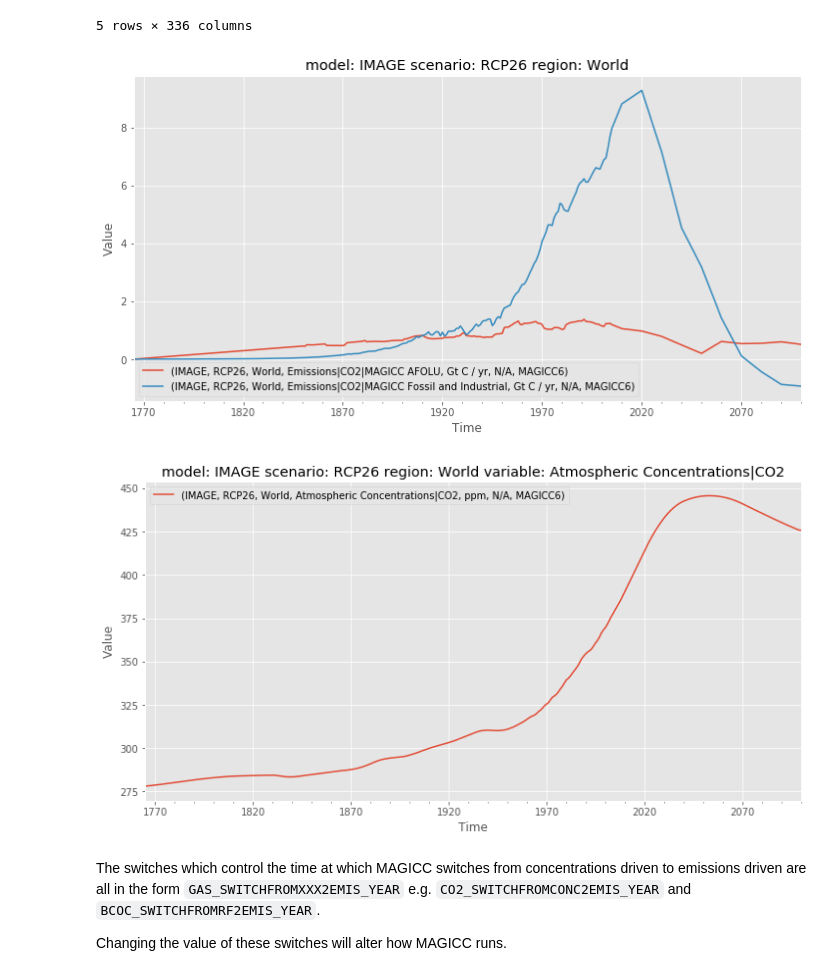
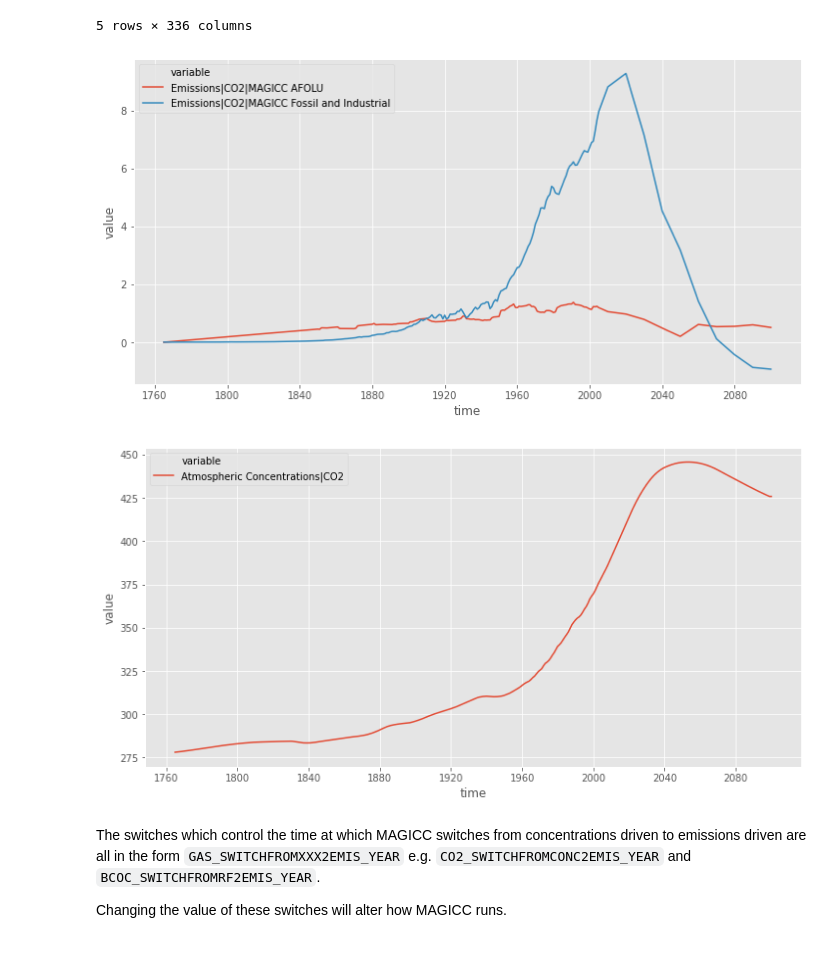
Before and after one commit to openscm/pymagicc, a Jupyter notebook: notebooks/Run-Modes.ipynb, the cells around one changed output. Cells and saved outputs as stored; diff of their text form; code cells hidden in the pictures.

```diff
--- a/notebooks/Run-Modes.ipynb
+++ b/notebooks/Run-Modes.ipynb
@@ -44,17 +44,19 @@ res.head()
 |  |  | World|Southern Hemisphere|Ocean | Atmospheric Concentrations|CO2 Eq... | CO2eqppm | MAGICC6 | N/A | 277.01467 | 278.90398 | 279.07971 | ... |
 5 rows × 336 columns
 # %%
+plt.figure()
 res.filter(
     variable="Emis*CO2*",
     region="World"
-).line_plot(x="time");
+).line_plot(hue="variable");
+plt.figure()
 res.filter(
     variable="Atmos*Conc*CO2",
     region="World"
-).line_plot(x="time");
+).line_plot(hue="variable");
 # %% [output]
-[figure, old version]
+[figure, new version]
-[figure, old version]
+[figure, new version]
 # %% [markdown]
 The switches which control the time at which MAGICC switches from concentrations driven to emissions driven are all in the form `GAS_SWITCHFROMXXX2EMIS_YEAR` e.g. `CO2_SWITCHFROMCONC2EMIS_YEAR` and `BCOC_SWITCHFROMRF2EMIS_YEAR`.
 
```
Also changed, not shown: parts of 16 cells of this notebook, 5 other files.
